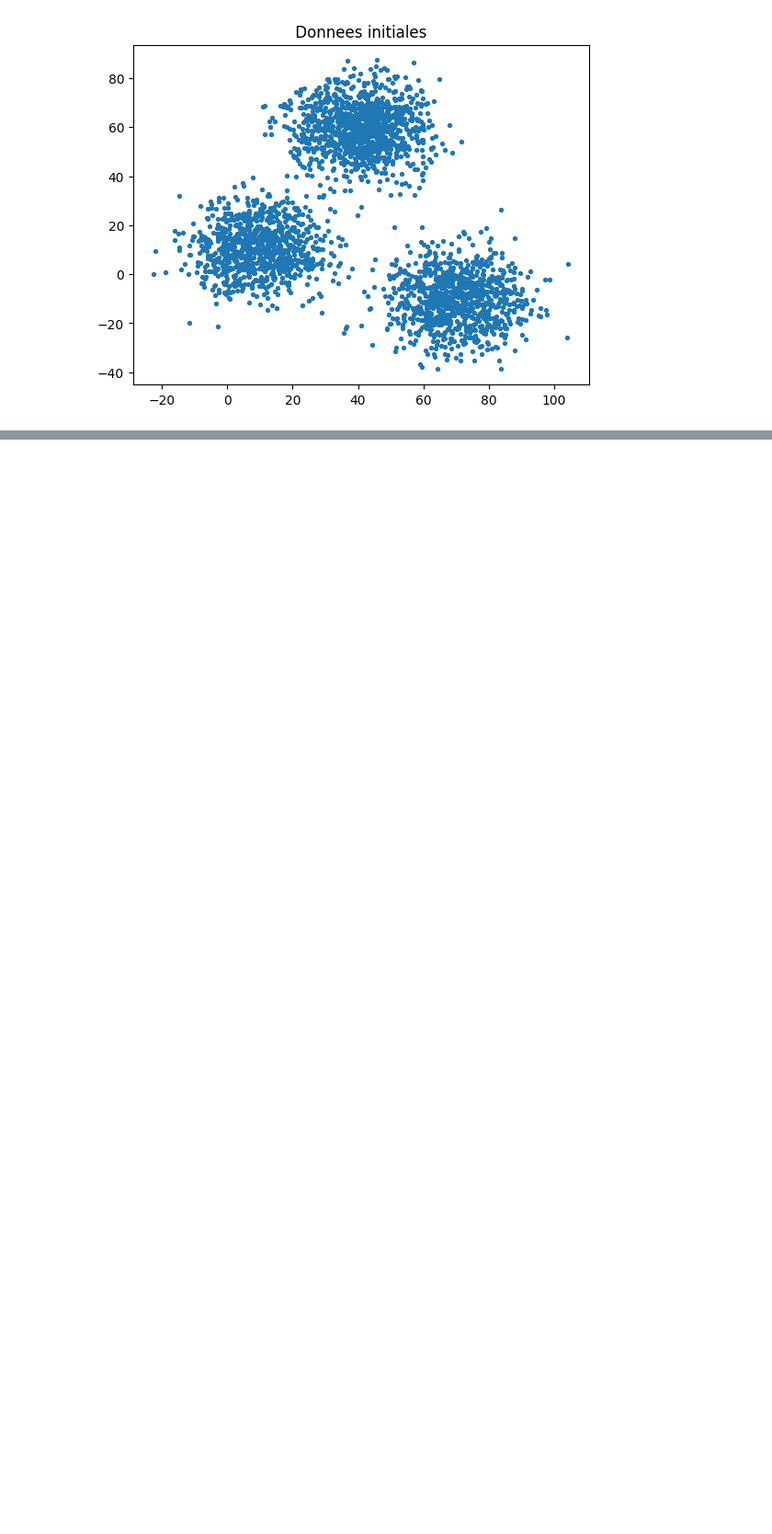
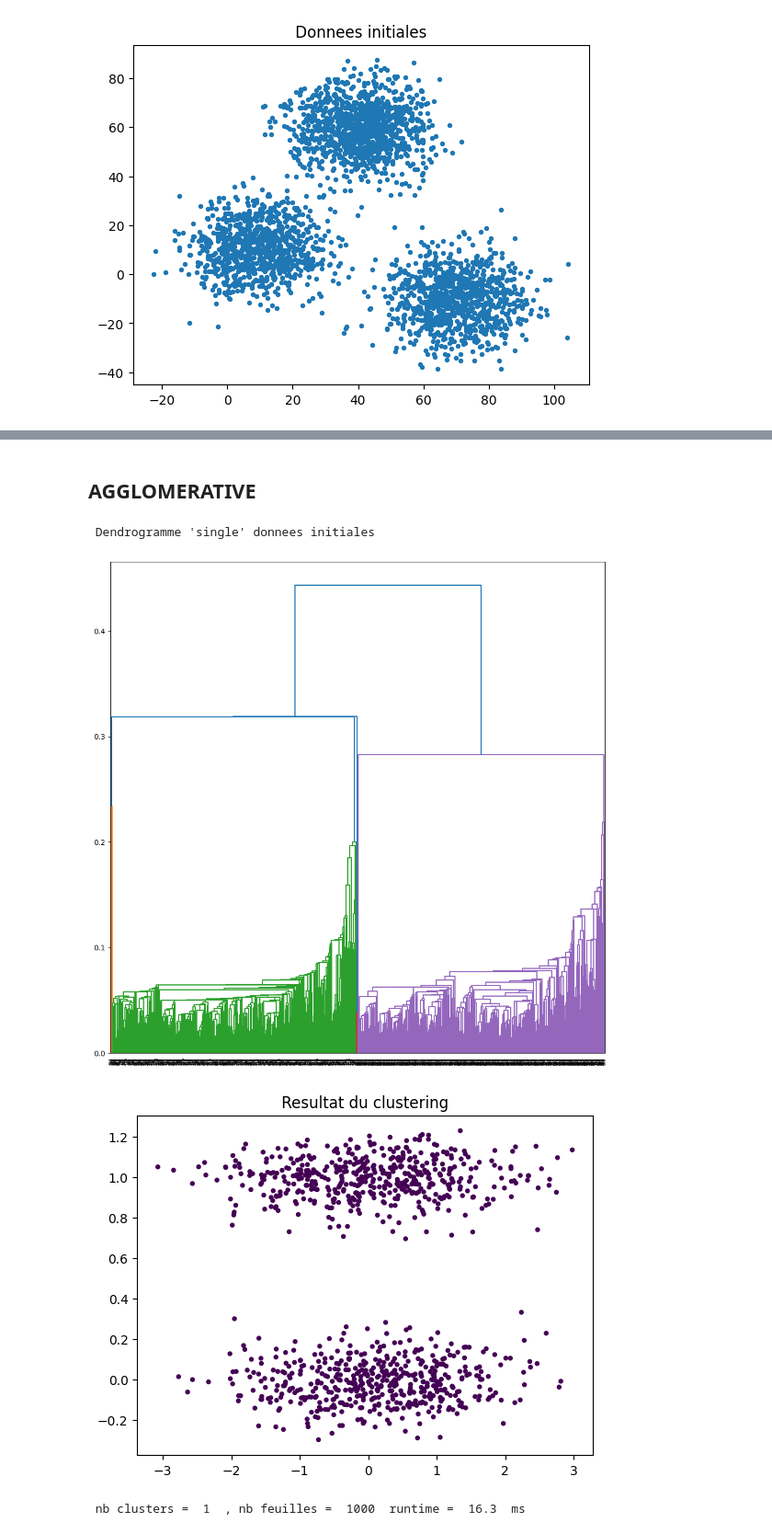
Before and after one commit to pofpifpaf/ml_2025pifpofsal, a Jupyter notebook: rapport.ipynb, the cells around one changed output, grey strips where cells are left out. Shown at 92% size. Cells and saved outputs as stored; diff of their text form; code cells hidden in the pictures; blank space fills up the shorter version.

```diff
--- a/rapport.ipynb
+++ b/rapport.ipynb
@@ -147,0 +154,40 @@ nb clusters =  8 , score =  0.47364251374190586  , nb iter =  12  ,runtime =  9.
+# %% [markdown]
+## AGGLOMERATIVE
+# %%
+import scipy . cluster . hierarchy as shc
+
+print ( " Dendrogramme 'single' donnees initiales " )
+linked_mat = shc.linkage ( datanp , 'single')
+plt.figure(figsize=(12,12))
+shc.dendrogram(linked_mat, orientation='top', distance_sort='descending', show_leaf_counts=False)
+plt.show()
+
+# set distance_threshold ( 0 ensures we compute the full tree )
+tps1 = time . time ()
+model = cluster.AgglomerativeClustering(distance_threshold=10, linkage='single', n_clusters=None)
+model = model.fit(datanp)
+tps2 = time.time()
+labels = model.labels_
+k = model.n_clusters_
+leaves = model.n_leaves_
+
+# Affichage clustering
+plt.scatter( f0 , f1 , c = labels , s = 8 )
+plt.title(" Resultat du clustering ")
+plt.show()
+print(" nb clusters = ", k, " , nb feuilles = ", leaves, " runtime = ", round((tps2 - tps1)*1000, 2), " ms ")
+
+# set the number of clusters
+k = 4
+tps1 = time.time()
+model = cluster.AgglomerativeClustering (linkage='single', n_clusters=k)
+model = model.fit(datanp)
+tps2 = time.time()
+labels = model.labels_
+kres = model.n_clusters_
+leaves = model.n_leaves_
+# %% [output]
+ Dendrogramme 'single' donnees initiales
+[figure, added]
+[figure, added]
+ nb clusters =  1  , nb feuilles =  1000  runtime =  16.3  ms
```
Also changed, not shown: parts of 4 cells of this notebook.
